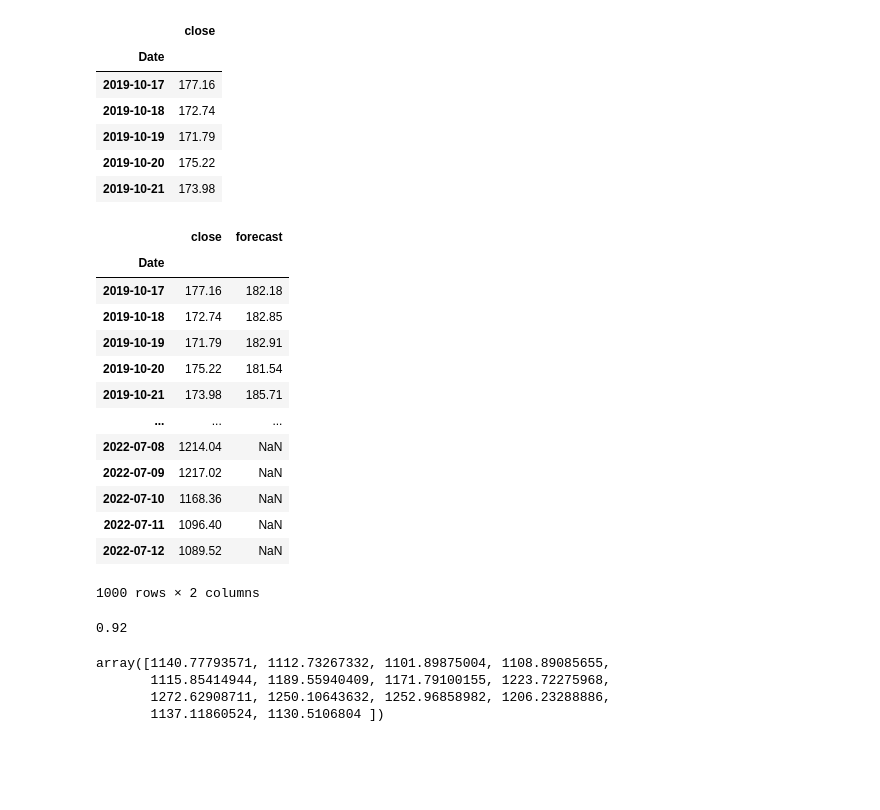
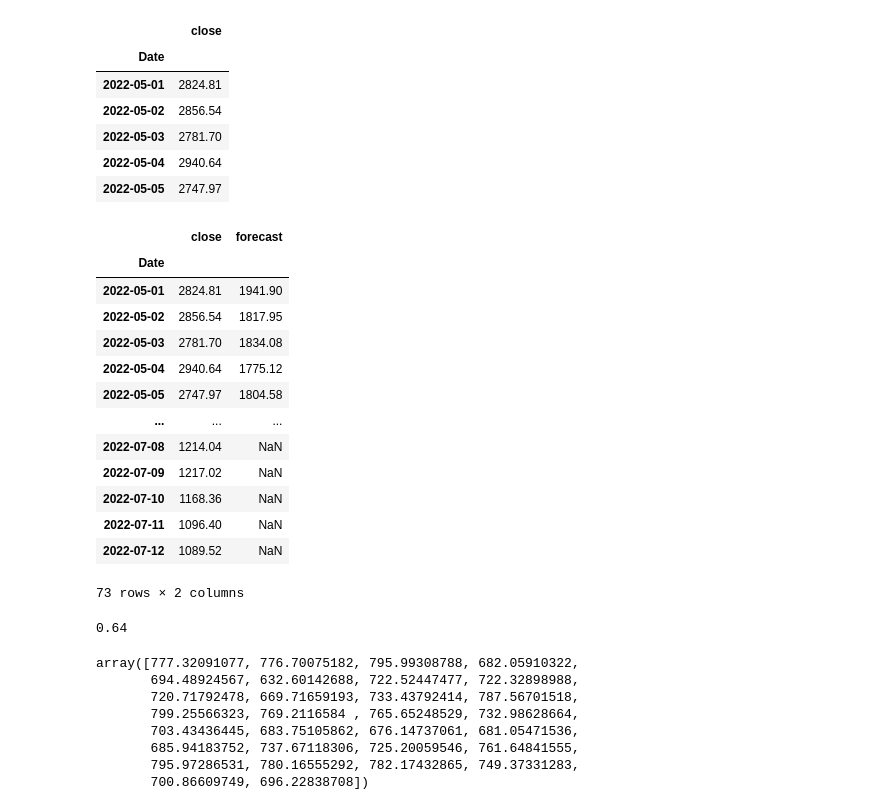
Before and after one commit to rudycav/Digital-Assets-Prediction-Model, a Jupyter notebook: Project/ Crypto_forecast_model.ipynb, the cells around one changed output. Cells and saved outputs as stored; diff of their text form; code cells hidden in the pictures; blank space fills up the shorter version.

```diff
--- a/Project/ Crypto_forecast_model.ipynb
+++ b/Project/ Crypto_forecast_model.ipynb
@@ -45,41 +45,41 @@ def get_crypto_price(symbol, exchange, start_date = None):
         df = df[df.index >= start_date]
     return df
 
-crypto_df = get_crypto_price(symbol = 'ETH', exchange = 'USD', start_date = '2018-01-01')
+crypto_df = get_crypto_price(symbol = 'ETH', exchange = 'USD', start_date = '2022-05-01')
 crypto_df.head()
 # %% [output]
 |  | close |
 | Date |  |
-| 2019-10-17 | 177.16 |
-| 2019-10-18 | 172.74 |
-| 2019-10-19 | 171.79 |
-| 2019-10-20 | 175.22 |
-| 2019-10-21 | 173.98 |
+| 2022-05-01 | 2824.81 |
+| 2022-05-02 | 2856.54 |
+| 2022-05-03 | 2781.70 |
+| 2022-05-04 | 2940.64 |
+| 2022-05-05 | 2747.97 |
 # %%
-forecast_days = 14
+forecast_days = 30
 
 def create_prediction_column(df):
   crypto_df['forecast'] = crypto_df[['close']].shift(-forecast_days)
 
   return crypto_df
 
 prediction_column = create_prediction_column(crypto_df)
 prediction_column
 # %% [output]
 |  | close | forecast |
 | Date |  |  |
-| 2019-10-17 | 177.16 | 182.18 |
-| 2019-10-18 | 172.74 | 182.85 |
-| 2019-10-19 | 171.79 | 182.91 |
-| 2019-10-20 | 175.22 | 181.54 |
-| 2019-10-21 | 173.98 | 185.71 |
+| 2022-05-01 | 2824.81 | 1941.90 |
+| 2022-05-02 | 2856.54 | 1817.95 |
+| 2022-05-03 | 2781.70 | 1834.08 |
+| 2022-05-04 | 2940.64 | 1775.12 |
+| 2022-05-05 | 2747.97 | 1804.58 |
 | ... | ... | ... |
 | 2022-07-08 | 1214.04 | NaN |
 | 2022-07-09 | 1217.02 | NaN |
 | 2022-07-10 | 1168.36 | NaN |
 | 2022-07-11 | 1096.40 | NaN |
 | 2022-07-12 | 1089.52 | NaN |
-1000 rows × 2 columns
+73 rows × 2 columns
 # %%
 def independent_dataset(df):
   X = np.array(prediction_column.close)
@@ -111,17 +111,21 @@ score_acc = lin_reg_model.score(X_test, y_test)
 score_acc = round(score_acc,2)
 score_acc
 # %% [output]
-0.92
+0.64
 # %%
 actual_price = np.array(crypto_df[['close']])[-forecast_days:]
 # %%
 forecast_prediction = lin_reg_model.predict(actual_price)
 forecast_prediction
 # %% [output]
-array([1140.77793571, 1112.73267332, 1101.89875004, 1108.89085655,
-       1115.85414944, 1189.55940409, 1171.79100155, 1223.72275968,
-       1272.62908711, 1250.10643632, 1252.96858982, 1206.23288886,
-       1137.11860524, 1130.5106804 ])
+array([777.32091077, 776.70075182, 795.99308788, 682.05910322,
+       694.48924567, 632.60142688, 722.52447477, 722.32898988,
+       720.71792478, 669.71659193, 733.43792414, 787.56701518,
+       799.25566323, 769.2116584 , 765.65248529, 732.98628664,
+       703.43436445, 683.75105862, 676.14737061, 681.05471536,
+       685.94183752, 737.67118306, 725.20059546, 761.64841555,
+       795.97286531, 780.16555292, 782.17432865, 749.37331283,
+       700.86609749, 696.22838708])
 # %%
 future_dates = []
 
```
Also changed, not shown: parts of 2 cells of this notebook.
